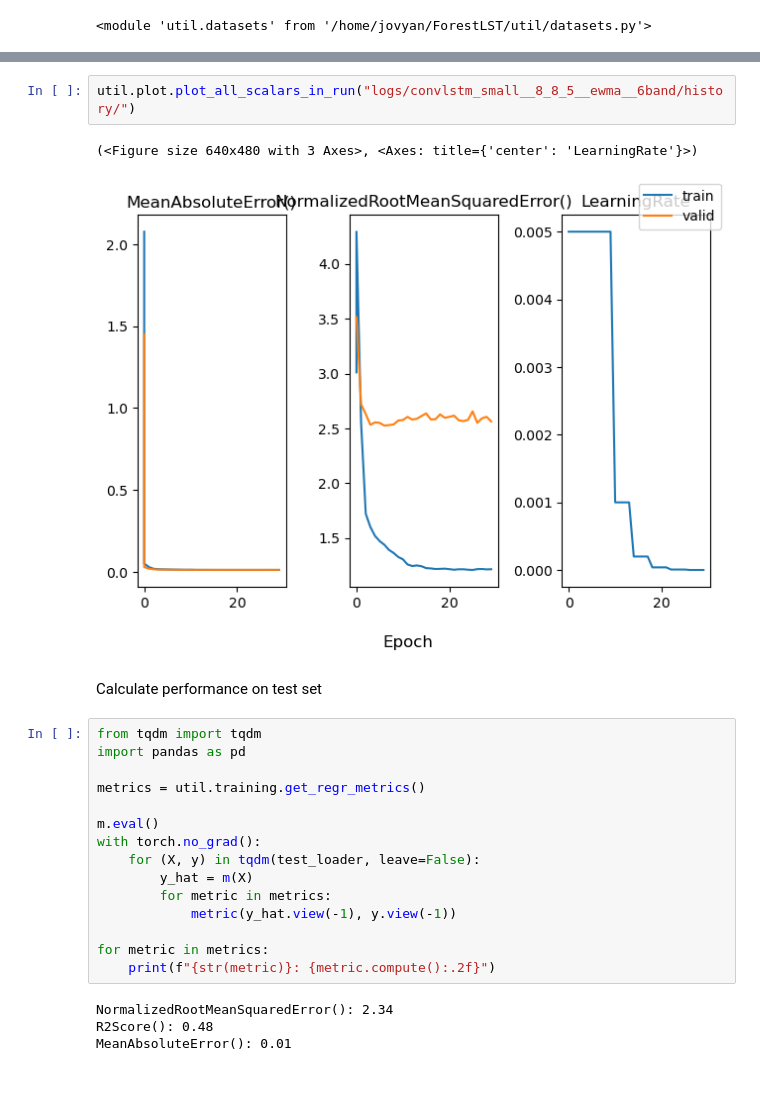
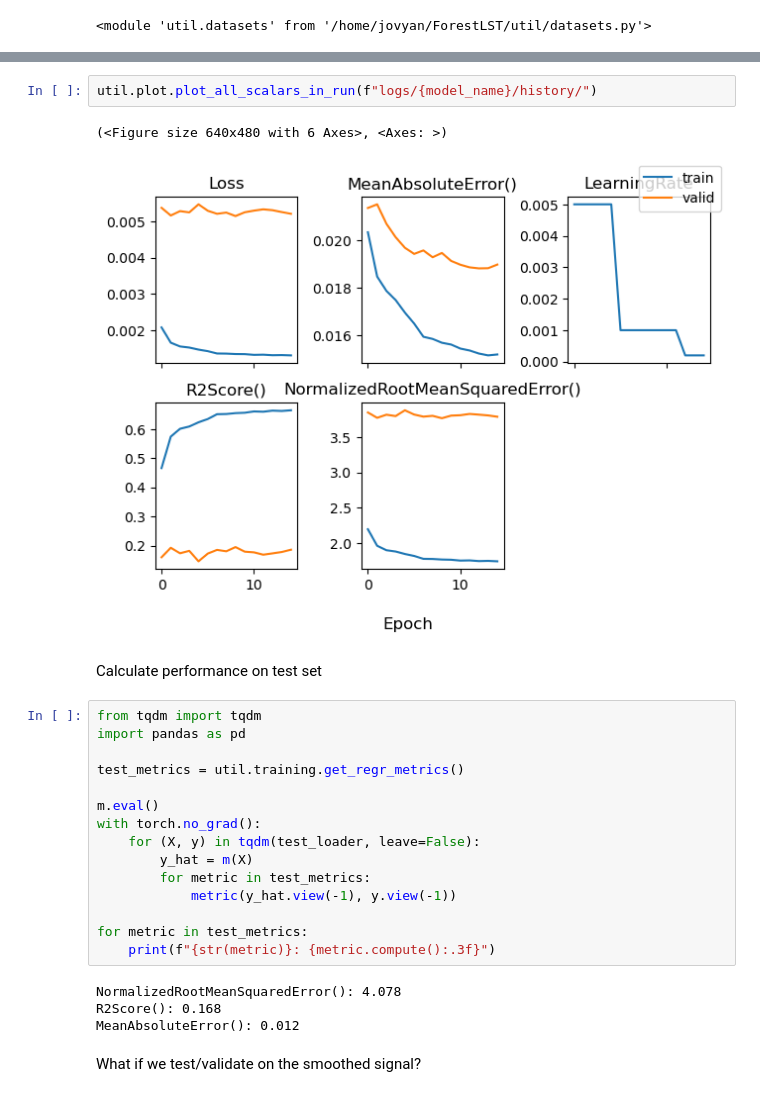
Before and after one commit to s-kganz/ForestLST, a Jupyter notebook: notebooks/preisler_convnet.ipynb, the cells around one changed output, grey strips where cells are left out. Drawn from its saved outputs; the diff is of its cells as text.

```diff
--- a/notebooks/preisler_convnet.ipynb
+++ b/notebooks/preisler_convnet.ipynb
@@ -396,26 +422,28 @@ Epoch 11 of 30
 # %%
-util.plot.plot_all_scalars_in_run("logs/convlstm_small__8_8_5__ewma__6band/history/")
+util.plot.plot_all_scalars_in_run(f"logs/{model_name}/history/")
 # %% [output]
-(<Figure size 640x480 with 3 Axes>, <Axes: title={'center': 'LearningRate'}>)
+(<Figure size 640x480 with 6 Axes>, <Axes: >)
-[figure, old version]
+[figure, new version]
 # %% [markdown]
 Calculate performance on test set
 # %%
 from tqdm import tqdm
 import pandas as pd
 
-metrics = util.training.get_regr_metrics()
+test_metrics = util.training.get_regr_metrics()
 
 m.eval()
 with torch.no_grad():
     for (X, y) in tqdm(test_loader, leave=False):
         y_hat = m(X)
-        for metric in metrics:
+        for metric in test_metrics:
             metric(y_hat.view(-1), y.view(-1))
 
-for metric in metrics:
-    print(f"{str(metric)}: {metric.compute():.2f}")
+for metric in test_metrics:
+    print(f"{str(metric)}: {metric.compute():.3f}")
 # %% [output]
-NormalizedRootMeanSquaredError(): 2.34
-R2Score(): 0.48
-MeanAbsoluteError(): 0.01
+NormalizedRootMeanSquaredError(): 4.078
+R2Score(): 0.168
+MeanAbsoluteError(): 0.012
+# %% [markdown]
+What if we test/validate on the smoothed signal?
```
Also changed, not shown: parts of 22 cells of this notebook.
